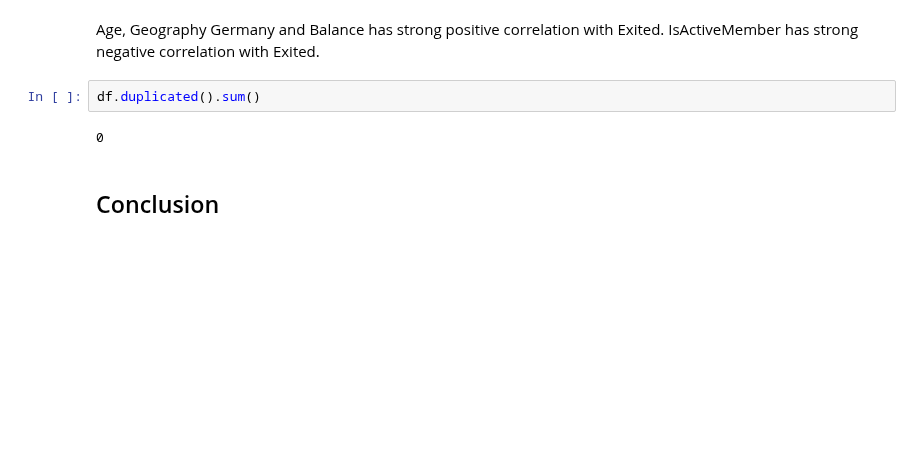
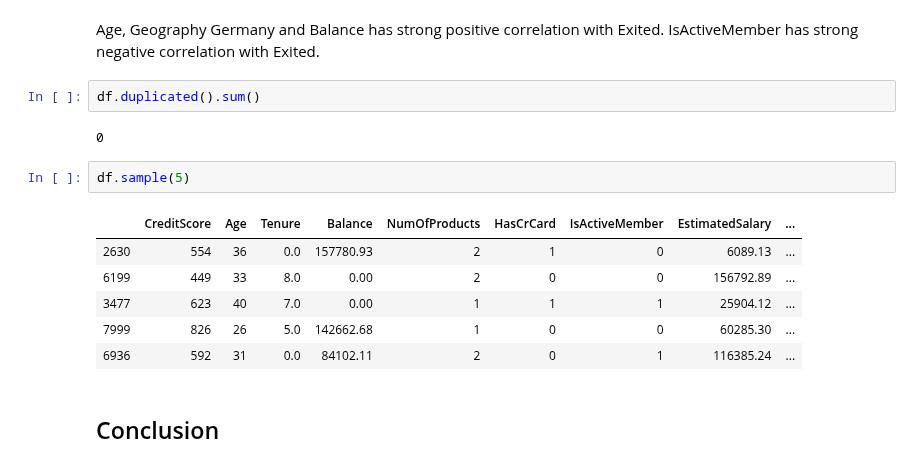
Before and after one commit to rainbowmoonlight/Yandex_Practicum_Projects, a Jupyter notebook: 07 Bank Churns ML Prediction - In Progress/Bank Churns Prediction Machine Learning.ipynb, the cells around one changed output. Saved outputs shown, nothing was run; the diff lists cells and outputs as text; blank space fills up the shorter version.

```diff
--- a/07 Bank Churns ML Prediction - In Progress/Bank Churns Prediction Machine Learning.ipynb
+++ b/07 Bank Churns ML Prediction - In Progress/Bank Churns Prediction Machine Learning.ipynb
@@ -250,5 +246,14 @@ Age, Geography Germany and Balance has strong positive correlation with Exited.
 df.duplicated().sum()
 # %% [output]
 0
+# %%
+df.sample(5)
+# %% [output]
+|  | CreditScore | Age | Tenure | Balance | NumOfProducts | HasCrCard | IsActiveMember | EstimatedSalary | ... |
+| 2630 | 554 | 36 | 0.0 | 157780.93 | 2 | 1 | 0 | 6089.13 | ... |
+| 6199 | 449 | 33 | 8.0 | 0.00 | 2 | 0 | 0 | 156792.89 | ... |
+| 3477 | 623 | 40 | 7.0 | 0.00 | 1 | 1 | 1 | 25904.12 | ... |
+| 7999 | 826 | 26 | 5.0 | 142662.68 | 1 | 0 | 0 | 60285.30 | ... |
+| 6936 | 592 | 31 | 0.0 | 84102.11 | 2 | 0 | 1 | 116385.24 | ... |
 # %% [markdown]
 ## Conclusion
```
Also changed, not shown: parts of 16 cells of this notebook.
